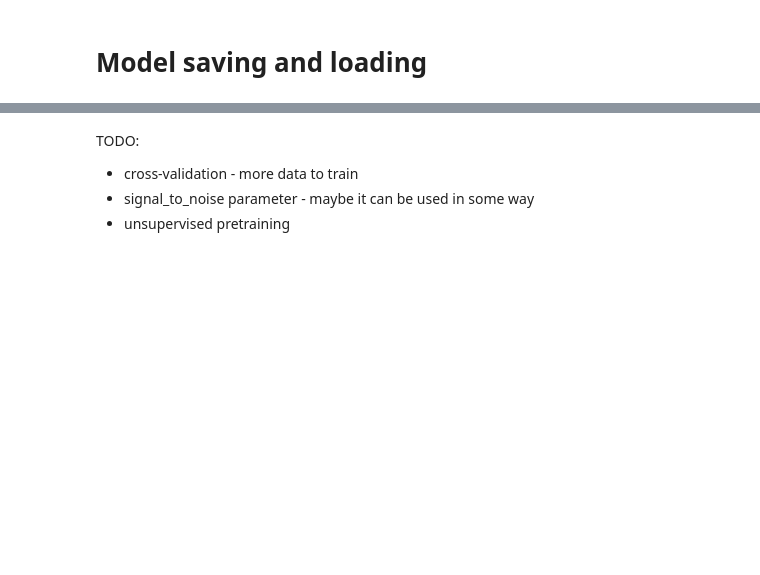
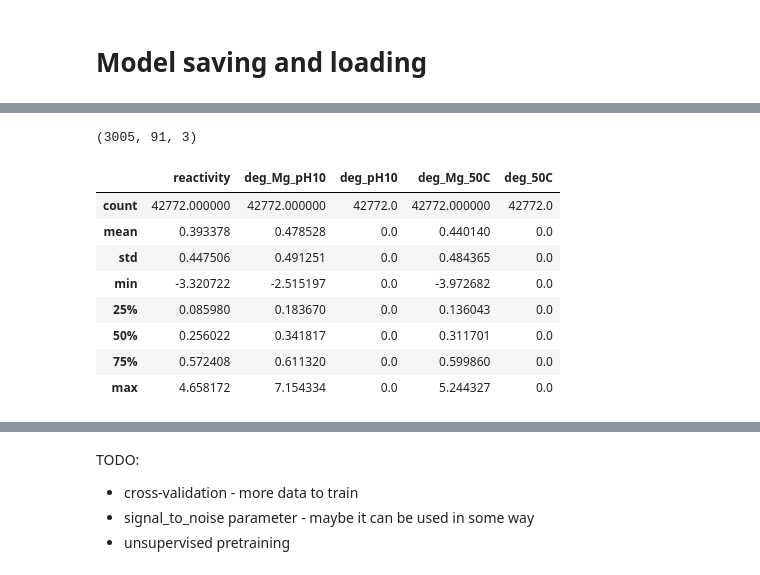
Before and after one commit to JanKapala/OpenVaccine-COVID-19-mRNA-Vaccine-Degradation-Prediction, a Jupyter notebook: TrainingNotebook.ipynb, the cells around one changed output, grey strips where cells are left out. Saved outputs shown, nothing was run; the diff lists cells and outputs as text; code cells hidden in the pictures; blank space fills up the shorter version.

```diff
--- a/TrainingNotebook.ipynb
+++ b/TrainingNotebook.ipynb
@@ -229,0 +254,18 @@ loaded_model = tf.keras.models.load_model(model_path, custom_objects={'mcrmse':
+# %%
+o2.shape
+# %% [output]
+(3005, 91, 3)
+# %%
+a = predictions_to_submission(get_predictions(subgraphed_public_test_ds, model), raw_public_test_ds)
+# %%
+a.describe()
+# %% [output]
+|  | reactivity | deg_Mg_pH10 | deg_pH10 | deg_Mg_50C | deg_50C |
+| count | 42772.000000 | 42772.000000 | 42772.0 | 42772.000000 | 42772.0 |
+| mean | 0.393378 | 0.478528 | 0.0 | 0.440140 | 0.0 |
+| std | 0.447506 | 0.491251 | 0.0 | 0.484365 | 0.0 |
+| min | -3.320722 | -2.515197 | 0.0 | -3.972682 | 0.0 |
+| 25% | 0.085980 | 0.183670 | 0.0 | 0.136043 | 0.0 |
+| 50% | 0.256022 | 0.341817 | 0.0 | 0.311701 | 0.0 |
+| 75% | 0.572408 | 0.611320 | 0.0 | 0.599860 | 0.0 |
+| max | 4.658172 | 7.154334 | 0.0 | 5.244327 | 0.0 |
```
Also changed, not shown: parts of 23 cells of this notebook, 3 other files.
